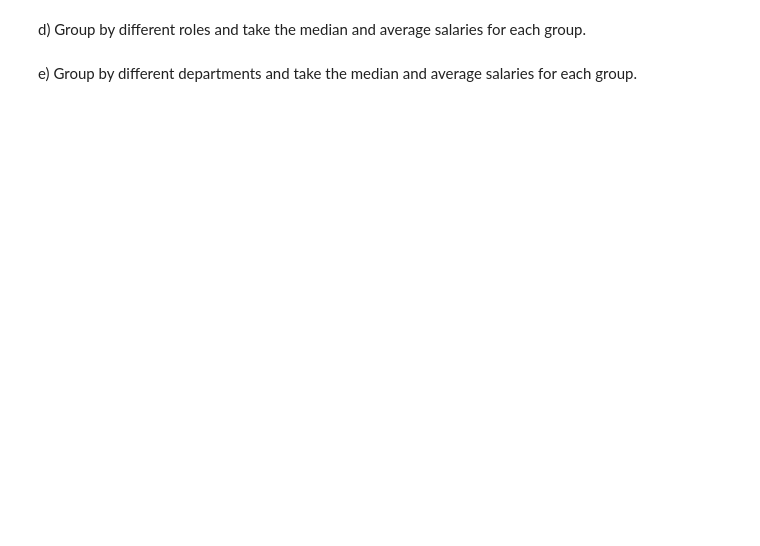
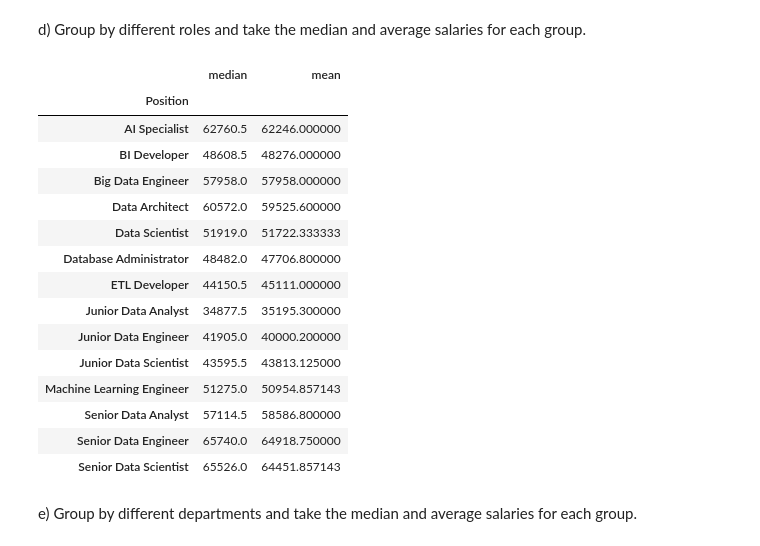
Before and after one commit to HolmstromAnna/Fullstack_data_anna_holmstrom, a Jupyter notebook: exercises/exercise1_data_processing.ipynb, the cells around one changed output. Saved outputs shown, nothing was run; the diff lists cells and outputs as text; code cells hidden in the pictures; blank space fills up the shorter version.

```diff
--- a/exercises/exercise1_data_processing.ipynb
+++ b/exercises/exercise1_data_processing.ipynb
@@ -232,4 +219,23 @@ df.head()
 # %% [markdown]
 d) Group by different roles and take the median and average salaries for each group.
+# %%
+df.groupby("Position")["Salary_SEK"].agg(["median", "mean"])
+# %% [output]
+|  | median | mean |
+| Position |  |  |
+| AI Specialist | 62760.5 | 62246.000000 |
+| BI Developer | 48608.5 | 48276.000000 |
+| Big Data Engineer | 57958.0 | 57958.000000 |
+| Data Architect | 60572.0 | 59525.600000 |
+| Data Scientist | 51919.0 | 51722.333333 |
+| Database Administrator | 48482.0 | 47706.800000 |
+| ETL Developer | 44150.5 | 45111.000000 |
+| Junior Data Analyst | 34877.5 | 35195.300000 |
+| Junior Data Engineer | 41905.0 | 40000.200000 |
+| Junior Data Scientist | 43595.5 | 43813.125000 |
+| Machine Learning Engineer | 51275.0 | 50954.857143 |
+| Senior Data Analyst | 57114.5 | 58586.800000 |
+| Senior Data Engineer | 65740.0 | 64918.750000 |
+| Senior Data Scientist | 65526.0 | 64451.857143 |
 # %% [markdown]
 e) Group by different departments and take the median and average salaries for each group.
```
Also changed, not shown: parts of 12 cells of this notebook.
